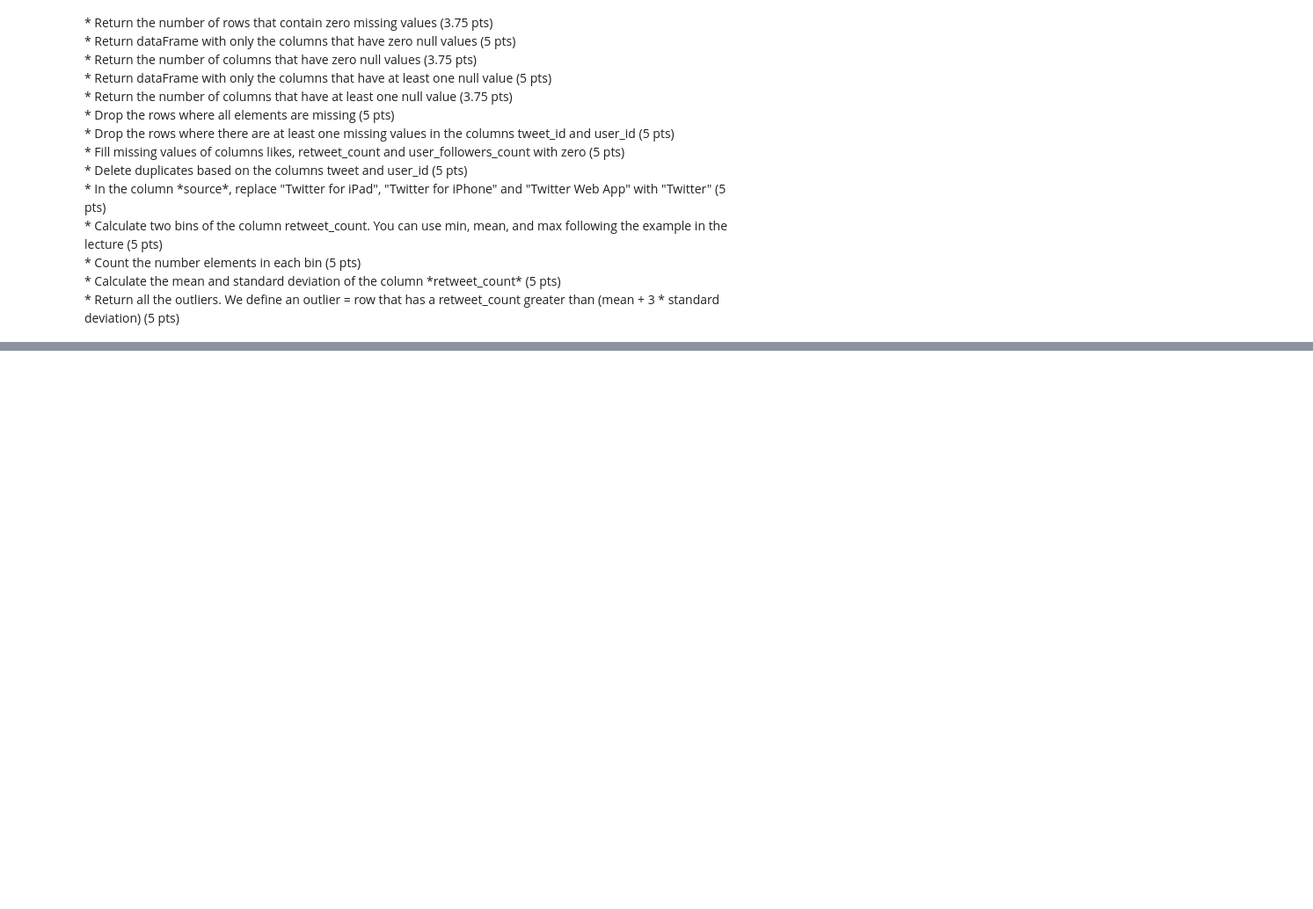
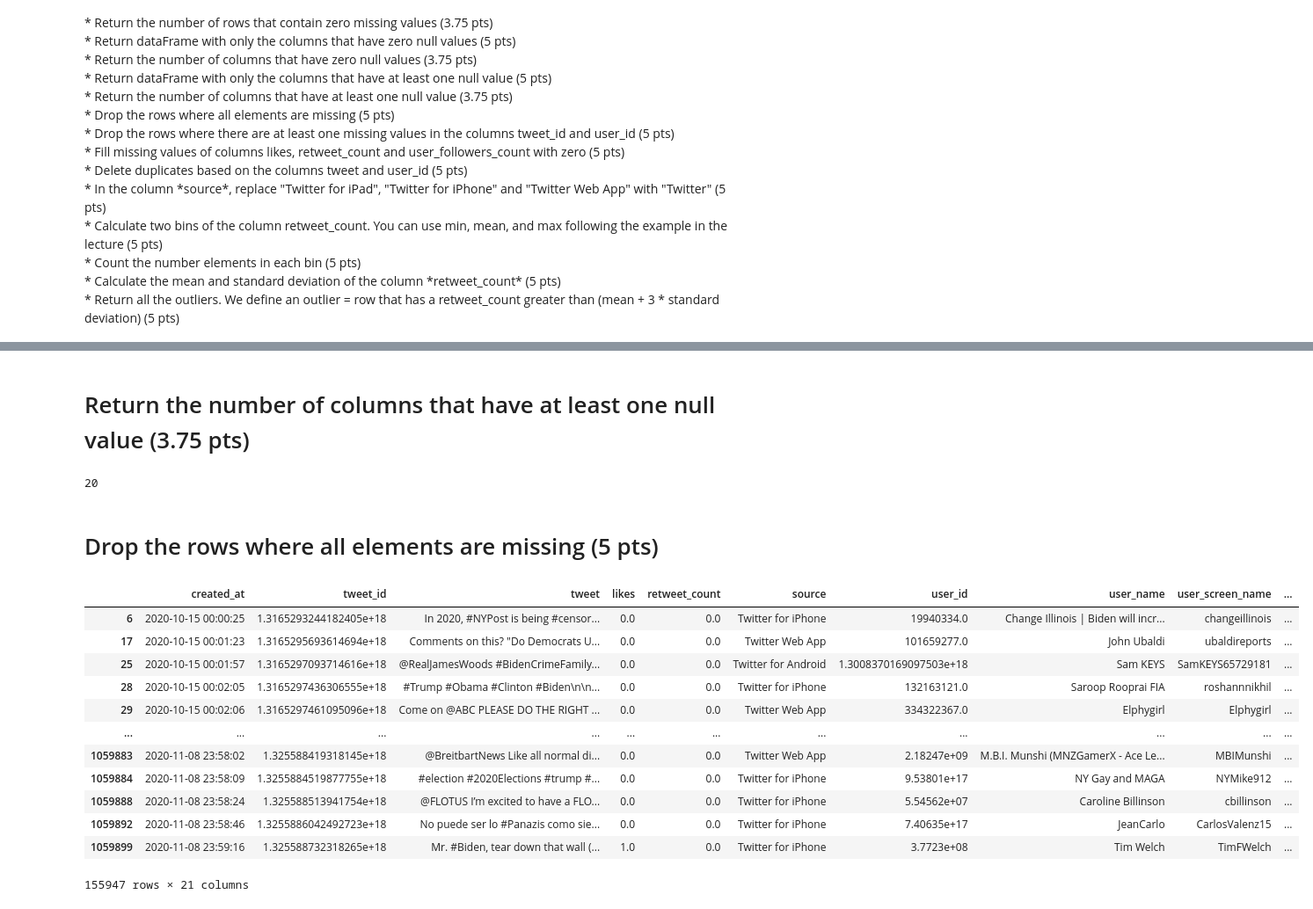
Before and after one commit to sam505/Jupyter_notebook, a Jupyter notebook: Assignment_5.ipynb, the cells around one changed output, grey strips where cells are left out. Shown at 88% size. Cells and saved outputs as stored; diff of their text form; code cells hidden in the pictures; blank space fills up the shorter version.

```diff
--- a/Assignment_5.ipynb
+++ b/Assignment_5.ipynb
@@ -67,0 +165,24 @@ Index(['created_at', 'tweet_id', 'tweet', 'likes', 'retweet_count', 'source',
+# %% [markdown]
+# Return the number of columns that have at least one null value (3.75 pts)
+# %%
+electionsBidenTweetsData.isna().any().sum()
+# %% [output]
+20
+# %% [markdown]
+# Drop the rows where all elements are missing (5 pts)
+# %%
+electionsBidenTweetsData.dropna()
+# %% [output]
+|  | created_at | tweet_id | tweet | likes | retweet_count | source | user_id | user_name | user_screen_name | ... |
+| 6 | 2020-10-15 00:00:25 | 1.3165293244182405e+18 | In 2020, #NYPost is being #censor... | 0.0 | 0.0 | Twitter for iPhone | 19940334.0 | Change Illinois | Biden will incr... | changeillinois | ... |
+| 17 | 2020-10-15 00:01:23 | 1.3165295693614694e+18 | Comments on this? "Do Democrats U... | 0.0 | 0.0 | Twitter Web App | 101659277.0 | John Ubaldi | ubaldireports | ... |
+| 25 | 2020-10-15 00:01:57 | 1.3165297093714616e+18 | @RealJamesWoods #BidenCrimeFamily... | 0.0 | 0.0 | Twitter for Android | 1.3008370169097503e+18 | Sam KEYS | SamKEYS65729181 | ... |
+| 28 | 2020-10-15 00:02:05 | 1.3165297436306555e+18 | #Trump #Obama #Clinton #Biden\n\n... | 0.0 | 0.0 | Twitter for iPhone | 132163121.0 | Saroop Rooprai FIA | roshannnikhil | ... |
+| 29 | 2020-10-15 00:02:06 | 1.3165297461095096e+18 | Come on @ABC PLEASE DO THE RIGHT ... | 0.0 | 0.0 | Twitter Web App | 334322367.0 | Elphygirl | Elphygirl | ... |
+| ... | ... | ... | ... | ... | ... | ... | ... | ... | ... | ... |
+| 1059883 | 2020-11-08 23:58:02 | 1.325588419318145e+18 | @BreitbartNews Like all normal di... | 0.0 | 0.0 | Twitter Web App | 2.18247e+09 | M.B.I. Munshi (MNZGamerX - Ace Le... | MBIMunshi | ... |
+| 1059884 | 2020-11-08 23:58:09 | 1.3255884519877755e+18 | #election #2020Elections #trump #... | 0.0 | 0.0 | Twitter for iPhone | 9.53801e+17 | NY Gay and MAGA | NYMike912 | ... |
+| 1059888 | 2020-11-08 23:58:24 | 1.325588513941754e+18 | @FLOTUS I’m excited to have a FLO... | 0.0 | 0.0 | Twitter for iPhone | 5.54562e+07 | Caroline Billinson | cbillinson | ... |
+| 1059892 | 2020-11-08 23:58:46 | 1.3255886042492723e+18 | No puede ser lo #Panazis como sie... | 0.0 | 0.0 | Twitter for iPhone | 7.40635e+17 | JeanCarlo | CarlosValenz15 | ... |
+| 1059899 | 2020-11-08 23:59:16 | 1.325588732318265e+18 | Mr. #Biden, tear down that wall (... | 1.0 | 0.0 | Twitter for iPhone | 3.7723e+08 | Tim Welch | TimFWelch | ... |
+155947 rows × 21 columns
```
Also changed, not shown: parts of 33 cells of this notebook.
